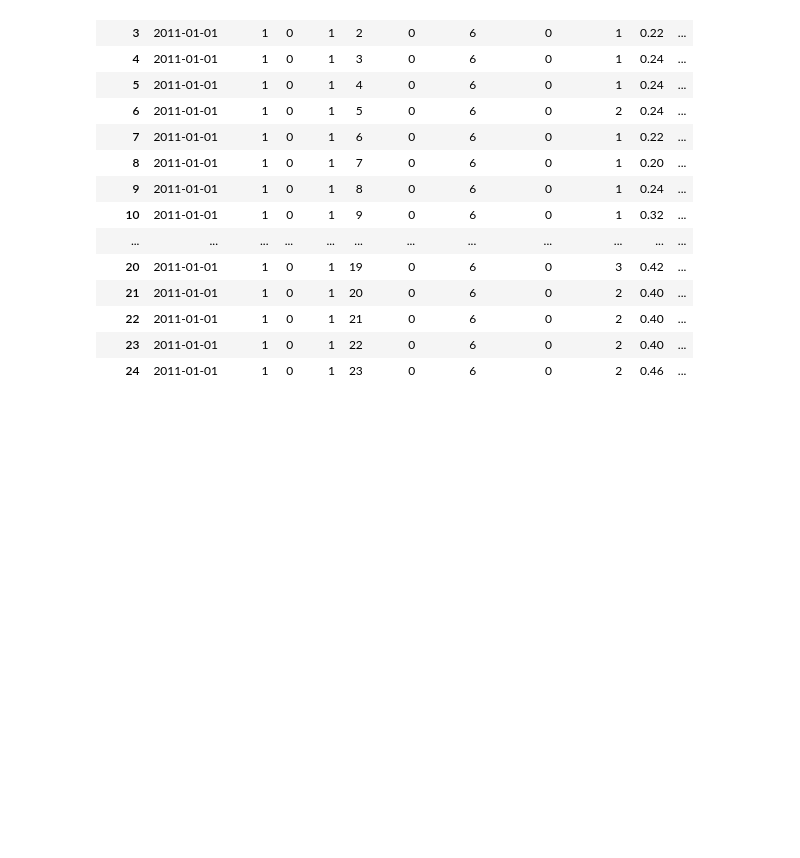
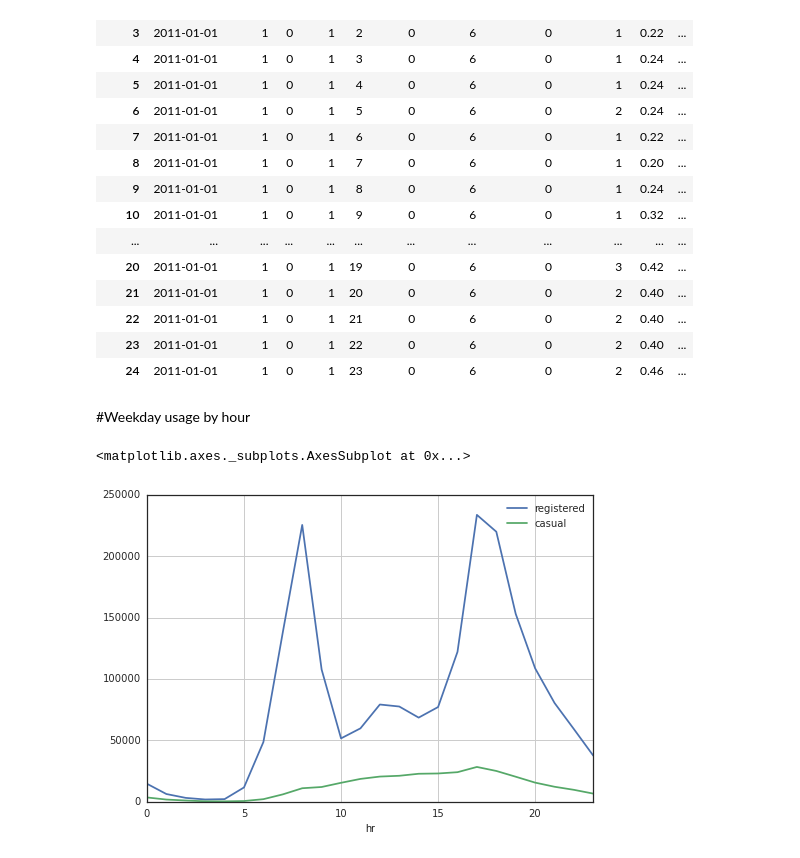
Before and after one commit to ek-ok/GA, a Jupyter notebook: hw/02_assignment.ipynb, the cells around one changed output. Drawn from its saved outputs; the diff is of its cells as text; code cells hidden in the pictures; blank space fills up the shorter version.

```diff
--- a/hw/02_assignment.ipynb
+++ b/hw/02_assignment.ipynb
@@ -148,3 +165,12 @@ df_hr.head(1)
 | 22 | 2011-01-01 | 1 | 0 | 1 | 21 | 0 | 6 | 0 | 2 | 0.40 | ... |
 | 23 | 2011-01-01 | 1 | 0 | 1 | 22 | 0 | 6 | 0 | 2 | 0.40 | ... |
 | 24 | 2011-01-01 | 1 | 0 | 1 | 23 | 0 | 6 | 0 | 2 | 0.46 | ... |
+# %% [markdown]
+#Weekday usage by hour
+# %%
+#Weekday
+df_hr_weekday = df[df.workingday==1].groupby(['hr'])
+df_hr_weekday[['registered', 'casual']].sum().plot()
+# %% [output]
+<matplotlib.axes._subplots.AxesSubplot at 0x...>
+[figure, added]
```
Also changed, not shown: parts of 17 cells of this notebook.
